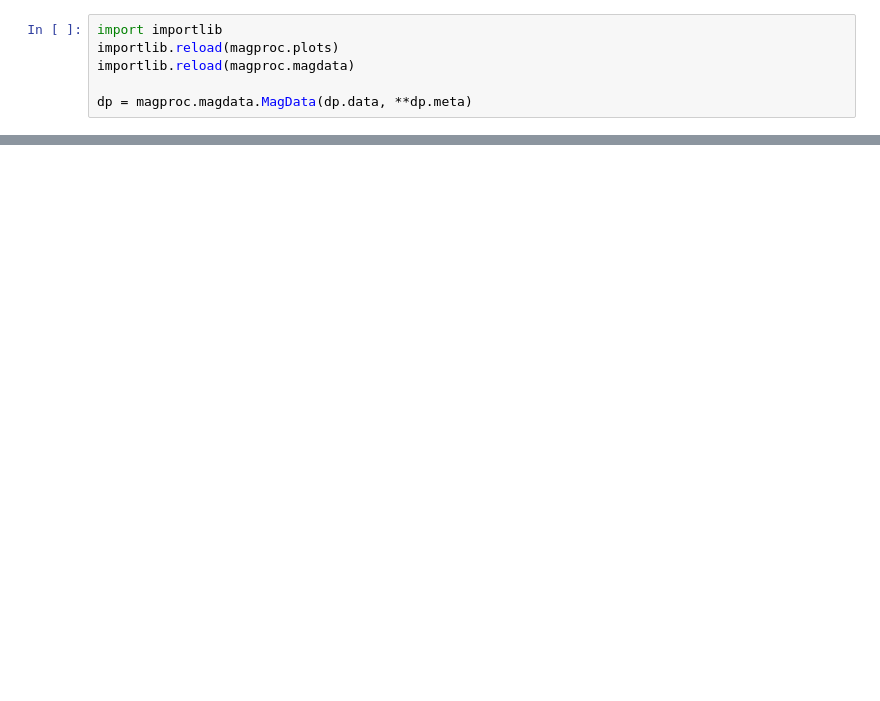
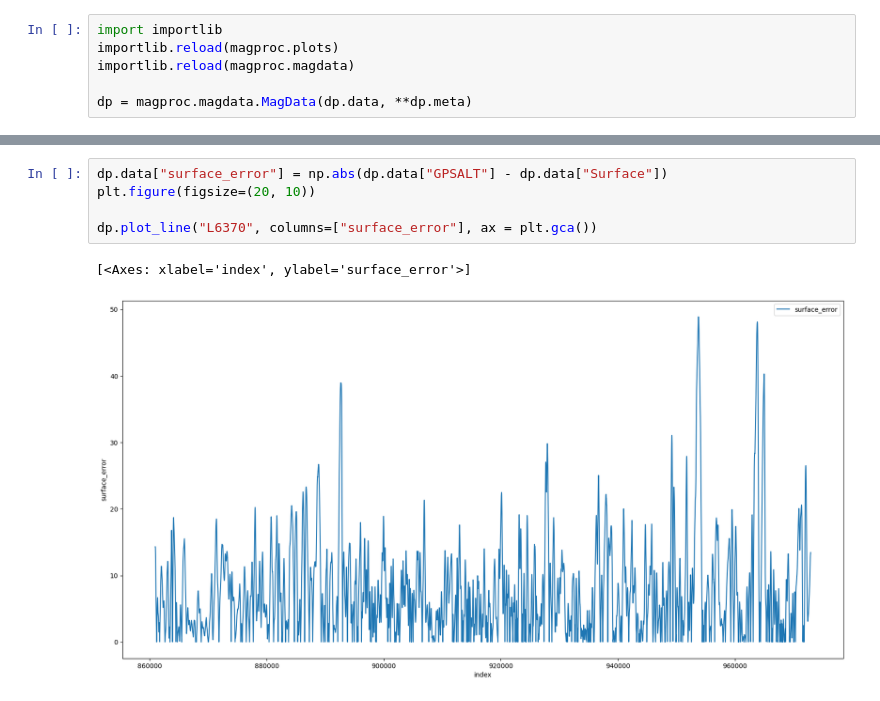
Before and after one commit to eipetersen-alaska-geophysics/OM_DGGS_python_extensions, a Jupyter notebook: Example.ipynb, the cells around one changed output, grey strips where cells are left out. Cells and saved outputs as stored; diff of their text form; blank space fills up the shorter version.

```diff
--- a/Example.ipynb
+++ b/Example.ipynb
@@ -114,0 +138,8 @@ dp.plot_lines(
+# %%
+dp.data["surface_error"] = np.abs(dp.data["GPSALT"] - dp.data["Surface"])
+plt.figure(figsize=(20, 10))
+
+dp.plot_line("L6370", columns=["surface_error"], ax = plt.gca())
+# %% [output]
+[<Axes: xlabel='index', ylabel='surface_error'>]
+[figure, added]
```
Also changed, not shown: parts of 8 cells of this notebook, 1 other file.
